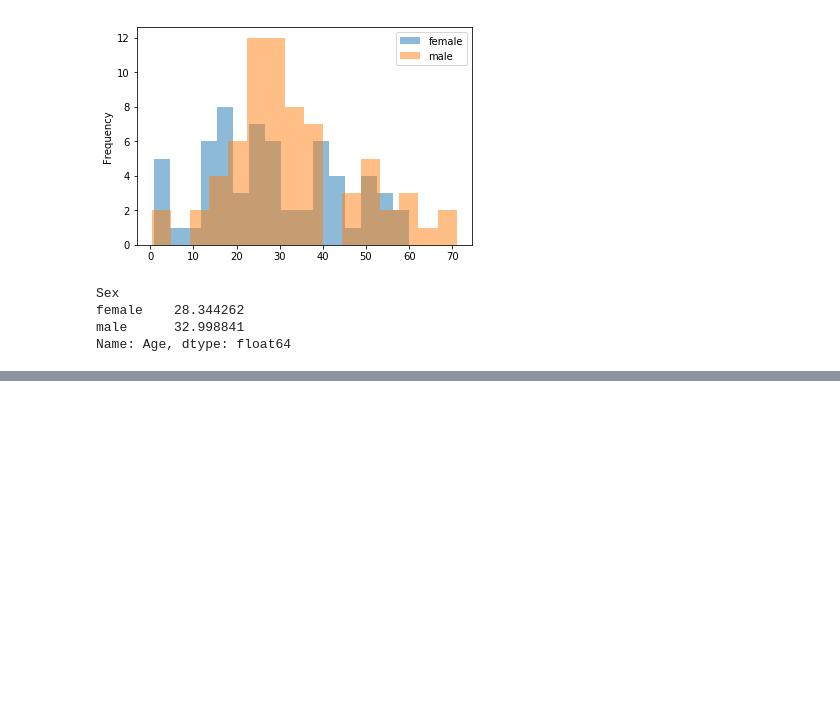
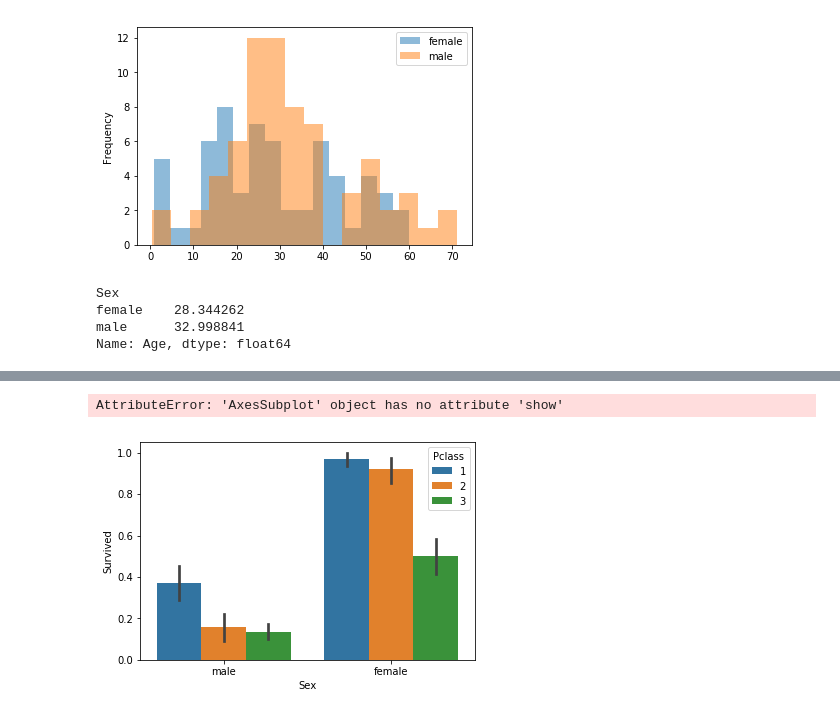
Before and after one commit to fchikwekwe/DS-1-1, a Jupyter notebook: titanic_dataset_part_2.ipynb, the cells around one changed output, grey strips where cells are left out. Drawn from its saved outputs; the diff is of its cells as text; code cells hidden in the pictures; blank space fills up the shorter version.

```diff
--- a/notebooks/titanic_dataset_part_2.ipynb
+++ b/titanic_dataset_part_2.ipynb
@@ -146,0 +164,5 @@ Name: Age, dtype: float64
+# %%
+sns.barplot(x="Sex", y="Survived", hue="Pclass", data=df)
+# %% [output]
+AttributeError: 'AxesSubplot' object has no attribute 'show'
+[figure, added]
```
Also changed, not shown: parts of 8 cells of this notebook, 36 other files.
